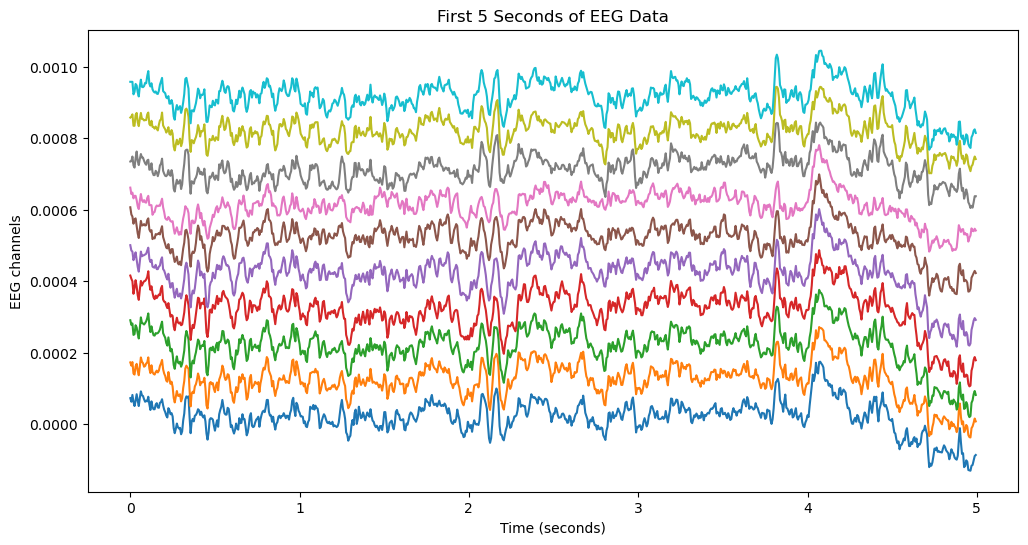
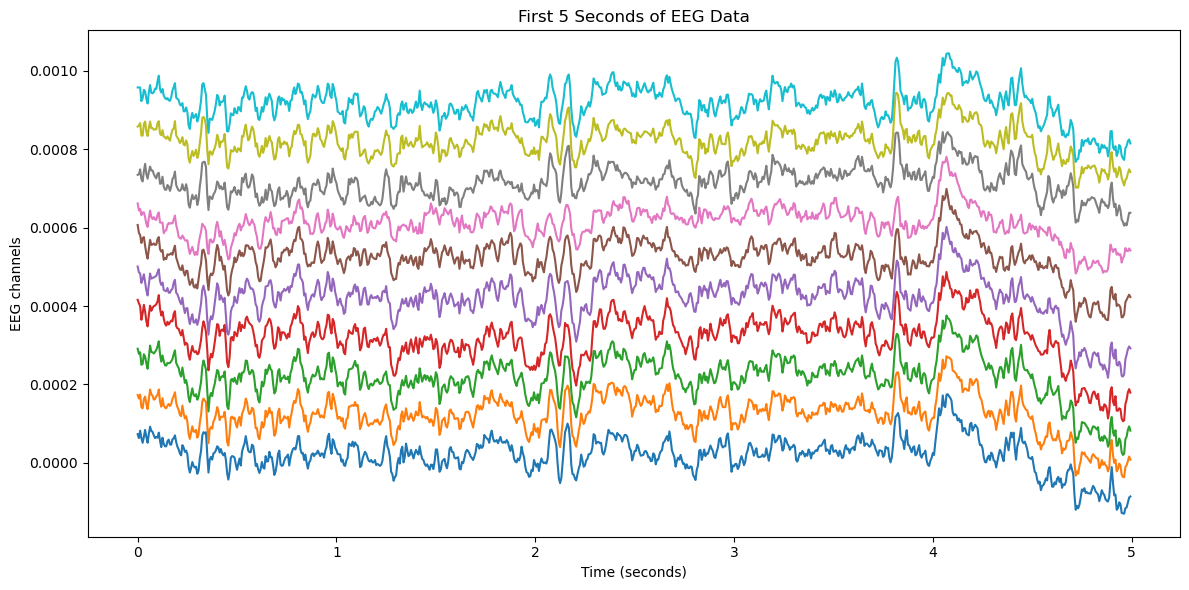
The notebook cell's code change between the first figure and the second:
--- before
+++ after
@@ -11,3 +11,8 @@
 plt.ylabel("EEG channels")
 plt.title("First 5 Seconds of EEG Data")
+
+plt.tight_layout()
+
+plt.savefig("../figures/raw_eeg_subject1.png", dpi=300, bbox_inches="tight")
+
 plt.show()

Commit: Remove CSP visualization from README